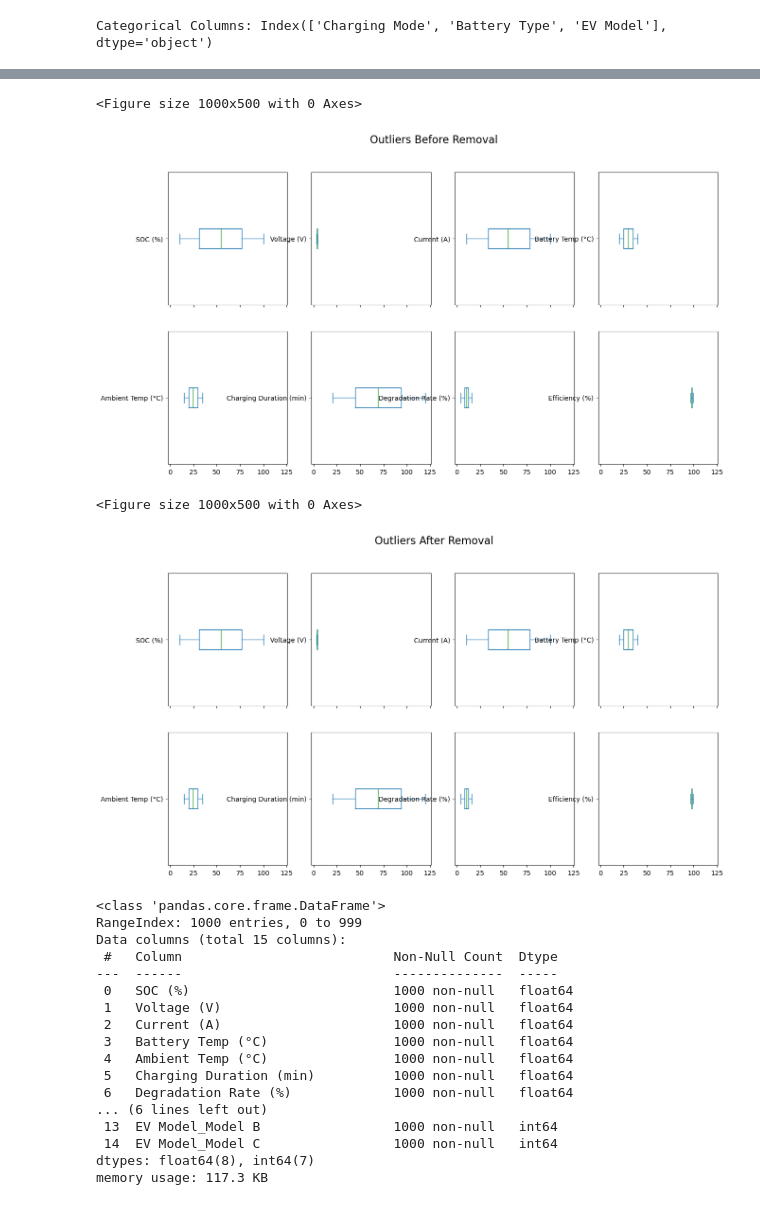
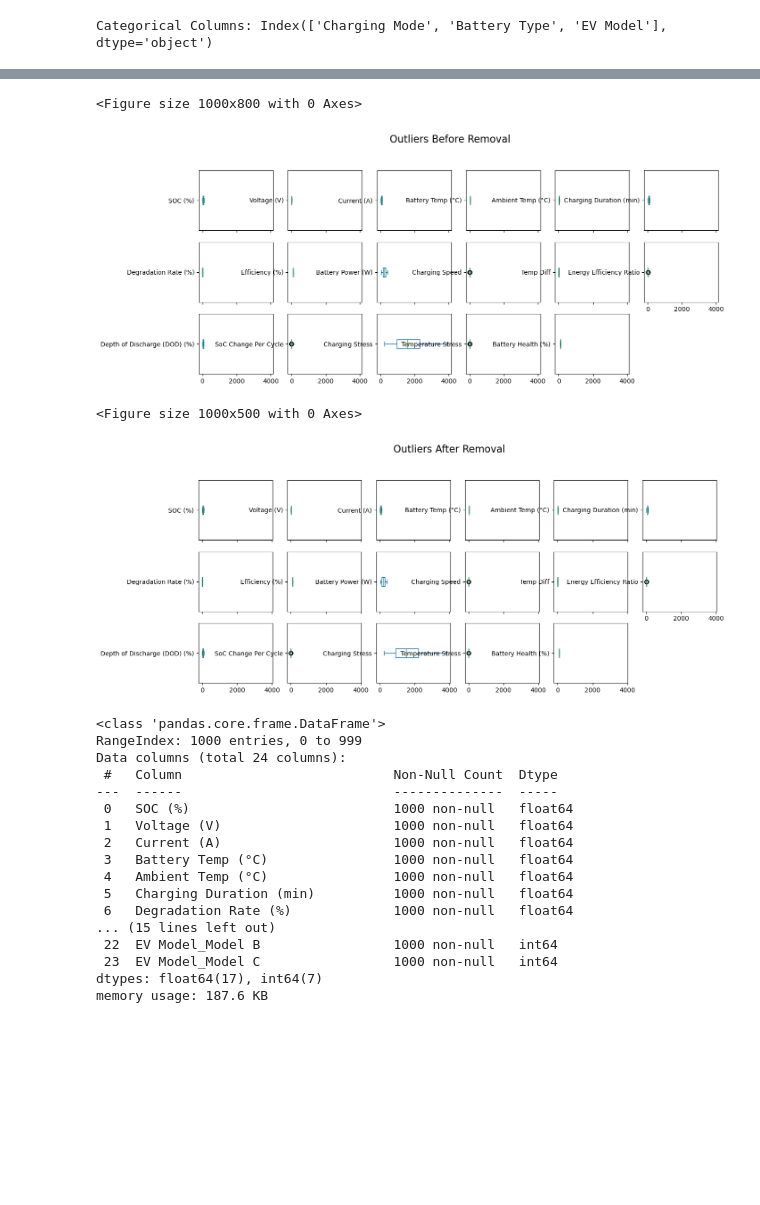
Before and after one commit to Karan9603/Final-Project--EV-Li-Battery-Health-Prediction-using-machine-Learning-and-Streamlit-Deployment-, a Jupyter notebook: basic.ipynb, the cells around one changed output, grey strips where cells are left out. Cells and saved outputs as stored; diff of their text form; code cells hidden in the pictures; blank space fills up the shorter version.

```diff
--- a/basic.ipynb
+++ b/basic.ipynb
@@ -131,15 +132,15 @@ memory usage: 117.3 KB
 # %%
 # Set plot size
-plt.figure(figsize=(10, 5))
+plt.figure(figsize=(10, 8))
 
 # Create boxplots for each numerical column
-EV_data.select_dtypes(include=["float"]).plot(kind="box", subplots=True, layout=(2, 4), figsize=(15, 8), vert=False)
+EV_data.select_dtypes(include=["float"]).plot(kind="box", subplots=True, layout=(4, 6), figsize=(15, 8), vert=False)
 
 plt.suptitle("Outliers Before Removal", fontsize=16)
 plt.show()
 # %% [output]
-<Figure size 1000x500 with 0 Axes>
+<Figure size 1000x800 with 0 Axes>
-[figure, old version]
+[figure, new version]
 # %%
 # Why use IQR?
 # ✔ Robust to extreme outliers (not affected by large deviations).
@@ -161,7 +162,7 @@ EV_Data_cleaned = EV_data[~((EV_data < lower_bound) | (EV_data > upper_bound)).a
 plt.figure(figsize=(10, 5))
 
 # Create boxplots for cleaned data
-EV_Data_cleaned.select_dtypes(include=["float"]).plot(kind="box", subplots=True, layout=(2, 4), figsize=(15, 8), vert=False)
+EV_Data_cleaned.select_dtypes(include=["float"]).plot(kind="box", subplots=True, layout=(4, 6), figsize=(15, 8), vert=False)
 
 plt.suptitle("Outliers After Removal", fontsize=16)
 plt.show()
@@ -169,10 +170,10 @@ plt.show()
 EV_data.info()  ## there is no outlier
 # %% [output]
 <Figure size 1000x500 with 0 Axes>
-[figure, old version]
+[figure, new version]
 <class 'pandas.core.frame.DataFrame'>
 RangeIndex: 1000 entries, 0 to 999
-Data columns (total 15 columns):
+Data columns (total 24 columns):
  #   Column                           Non-Null Count  Dtype
 ---  ------                           --------------  -----
  0   SOC (%)                          1000 non-null   float64
@@ -182,11 +183,11 @@ Data columns (total 15 columns):
  4   Ambient Temp (°C)                1000 non-null   float64
  5   Charging Duration (min)          1000 non-null   float64
  6   Degradation Rate (%)             1000 non-null   float64
-... (6 lines left out)
- 13  EV Model_Model B                 1000 non-null   int64
- 14  EV Model_Model C                 1000 non-null   int64
-dtypes: float64(8), int64(7)
-memory usage: 117.3 KB
+... (15 lines left out)
+ 22  EV Model_Model B                 1000 non-null   int64
+ 23  EV Model_Model C                 1000 non-null   int64
+dtypes: float64(17), int64(7)
+memory usage: 187.6 KB
 # %%
 # 📌 Why use Z-Score?
 # ✔ Good for normally distributed data.
```
Also changed, not shown: parts of 13 cells of this notebook, 2 other files.
